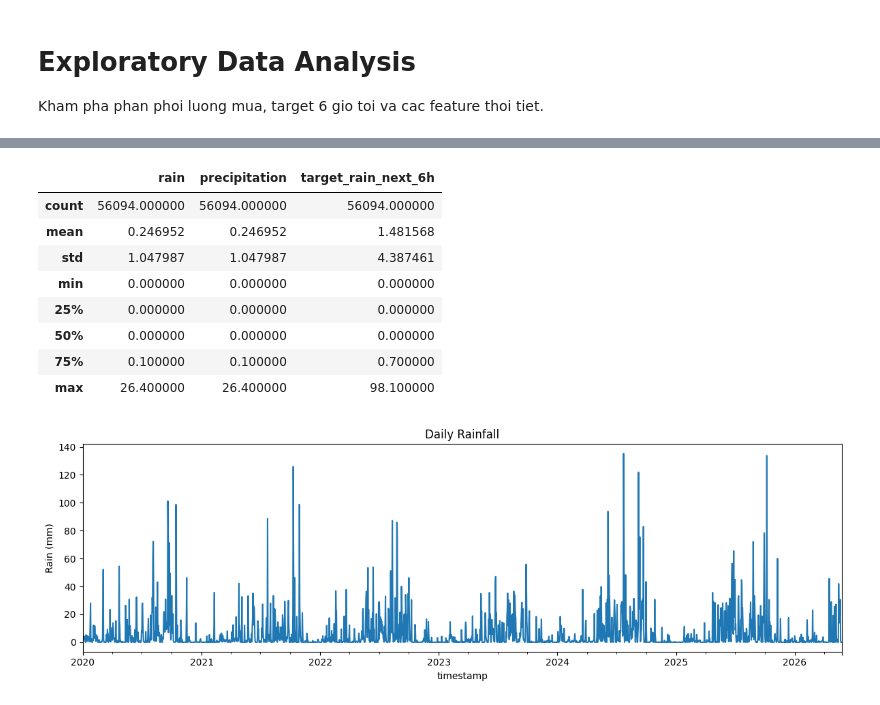
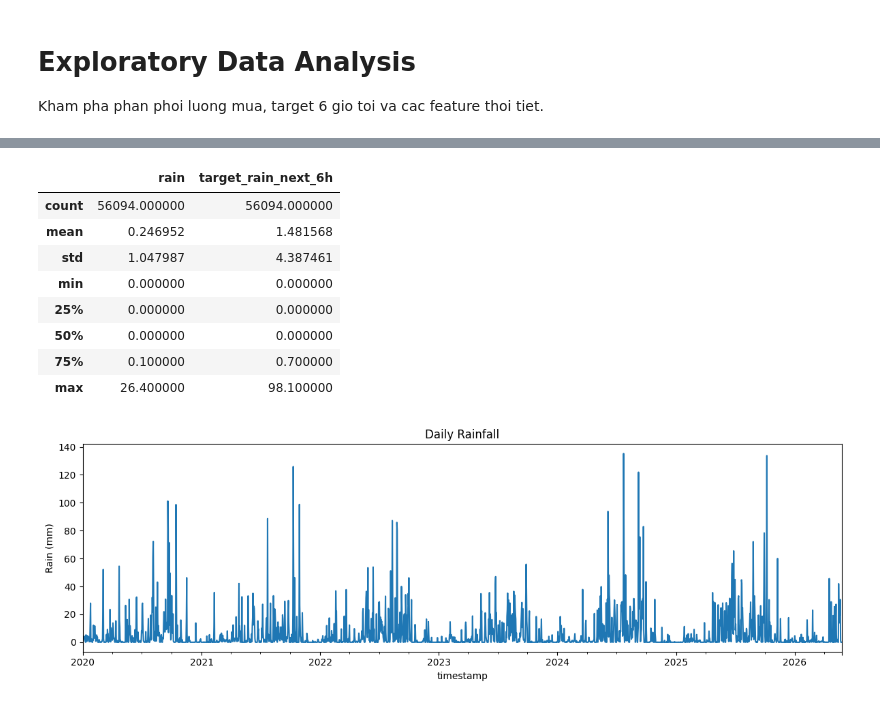
Before and after one commit to yuh3705/rain-forecasr-ML, a Jupyter notebook: Notebooks/Exploratory_Data_Analysis.ipynb, the cells around one changed output, grey strips where cells are left out. Drawn from its saved outputs; the diff is of its cells as text; code cells hidden in the pictures.

Commit message:
Update rain forecasting notebooks

```diff
--- a/Notebooks/Exploratory_Data_Analysis.ipynb
+++ b/Notebooks/Exploratory_Data_Analysis.ipynb
@@ -45,15 +46,15 @@ memory usage: 17.1+ MB
 # %%
-df[['rain', 'precipitation', 'target_rain_next_6h']].describe()
+df[['rain', 'target_rain_next_6h']].describe()
 # %% [output]
-|  | rain | precipitation | target_rain_next_6h |
-| count | 56094.000000 | 56094.000000 | 56094.000000 |
-| mean | 0.246952 | 0.246952 | 1.481568 |
-| std | 1.047987 | 1.047987 | 4.387461 |
-| min | 0.000000 | 0.000000 | 0.000000 |
-| 25% | 0.000000 | 0.000000 | 0.000000 |
-| 50% | 0.000000 | 0.000000 | 0.000000 |
-| 75% | 0.100000 | 0.100000 | 0.700000 |
-| max | 26.400000 | 26.400000 | 98.100000 |
+|  | rain | target_rain_next_6h |
+| count | 56094.000000 | 56094.000000 |
+| mean | 0.246952 | 1.481568 |
+| std | 1.047987 | 4.387461 |
+| min | 0.000000 | 0.000000 |
+| 25% | 0.000000 | 0.000000 |
+| 50% | 0.000000 | 0.000000 |
+| 75% | 0.100000 | 0.700000 |
+| max | 26.400000 | 98.100000 |
 # %%
 daily = df.set_index('timestamp')['rain'].resample('D').sum()
 daily.plot(figsize=(12, 4), title='Daily Rainfall')
```
Also changed, not shown: parts of 8 cells of this notebook, 57 other files.
